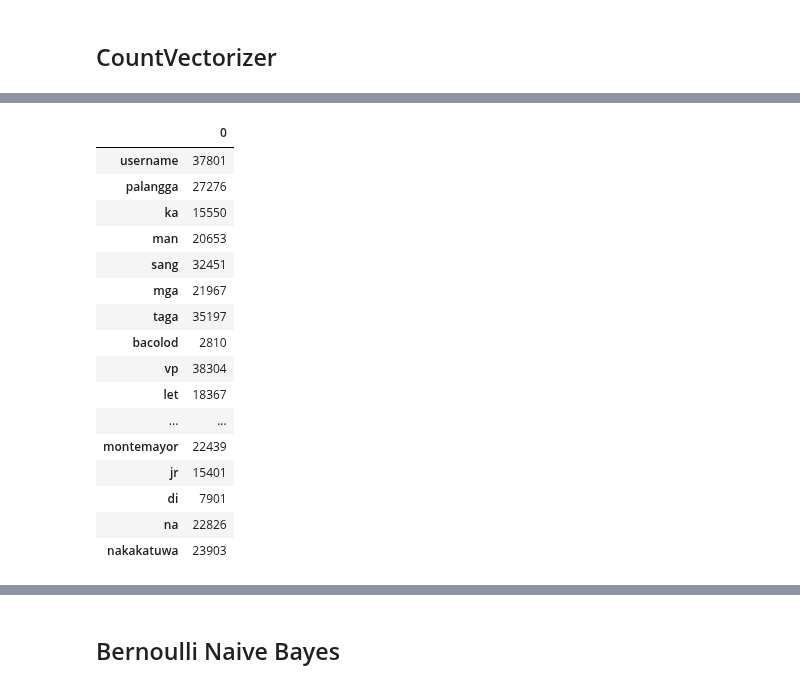
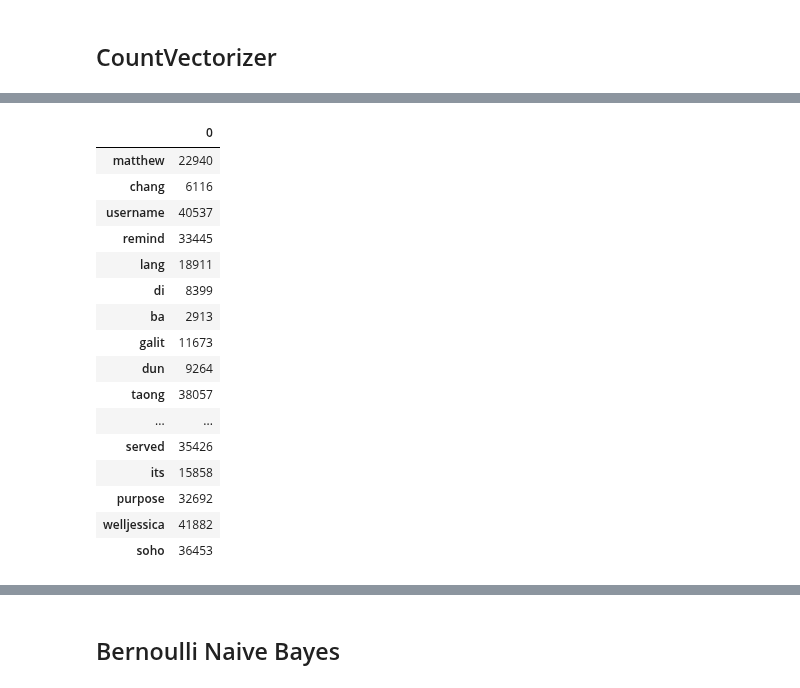
Before and after one commit to NateCross/tag-hate-elf, a Jupyter notebook: bayes_train.ipynb, the cells around one changed output, grey strips where cells are left out. Drawn from its saved outputs; the diff is of its cells as text; code cells hidden in the pictures.

```diff
--- a/bayes_train.ipynb
+++ b/bayes_train.ipynb
@@ -173,0 +178,24 @@ X_train, X_test, y_train, y_test = get_train_test_split(dataset, TEST_SIZE)
+# %%
+import re
+from collections import Counter
+
+def data_to_lower(data):
+  return [text.lower() for text in data]
+
+def data_remove_punctuation(data):
+  return [re.sub(r'[^\w\s]', '', text) for text in data]
+
+def data_remove_stopwords(data):
+  stopwords_list = open(
+    './src/stopwords-tl.txt',
+    'r',
+  ).read().split('\n')
+  stopwords_dict = Counter(stopwords_list)
+  return [
+    ' '.join([
+      word for word in sample.split()
+      if word not in stopwords_dict
+    ])
+    for sample
+    in data
+  ]
@@ -173,0 +222,7 @@ X_train, X_test, y_train, y_test = get_train_test_split(dataset, TEST_SIZE)
+# %%
+if LOWERCASE_TEXT:
+  dataset['text'] = data_to_lower(dataset['text'])
+if REMOVE_PUNCTUATION:
+  dataset['text'] = data_remove_punctuation(dataset['text'])
+if REMOVE_STOPWORDS:
+  dataset['text'] = data_remove_stopwords(dataset['text'])
@@ -265,5 +339,15 @@ CountVec = CountVectorizer(
+# %%
+# STOP_WORDS = open(
+#     f"./src/stopwords-tl.txt",
+#     "r",
+# ).read().split('\n')
+
+tfidf = TfidfVectorizer(
+  # binary=True,
+  # stop_words=STOP_WORDS
+)
 # %%
-X_train_transformed = CountVec.fit_transform(
+X_train_transformed = tfidf.fit_transform(
   X_train
 )
 # %%
@@ -292,23 +376,23 @@ pd.DataFrame(tokenized_text[:20])
 # %%
-pd.DataFrame([CountVec.vocabulary_]).T.head(30)
+pd.DataFrame([tfidf.vocabulary_]).T.head(30)
 # %% [output]
 |  | 0 |
-| username | 37801 |
-| palangga | 27276 |
-| ka | 15550 |
-| man | 20653 |
-| sang | 32451 |
-| mga | 21967 |
-| taga | 35197 |
-| bacolod | 2810 |
-| vp | 38304 |
-| let | 18367 |
+| matthew | 22940 |
+| chang | 6116 |
+| username | 40537 |
+| remind | 33445 |
+| lang | 18911 |
+| di | 8399 |
+| ba | 2913 |
+| galit | 11673 |
+| dun | 9264 |
+| taong | 38057 |
 | ... | ... |
-| montemayor | 22439 |
-| jr | 15401 |
-| di | 7901 |
-| na | 22826 |
-| nakakatuwa | 23903 |
+| served | 35426 |
+| its | 15858 |
+| purpose | 32692 |
+| welljessica | 41882 |
+| soho | 36453 |
 # %%
 pd.DataFrame(X_train_transformed.toarray())
 # %% [output]
```
Also changed, not shown: parts of 21 cells of this notebook, 5 other files.
